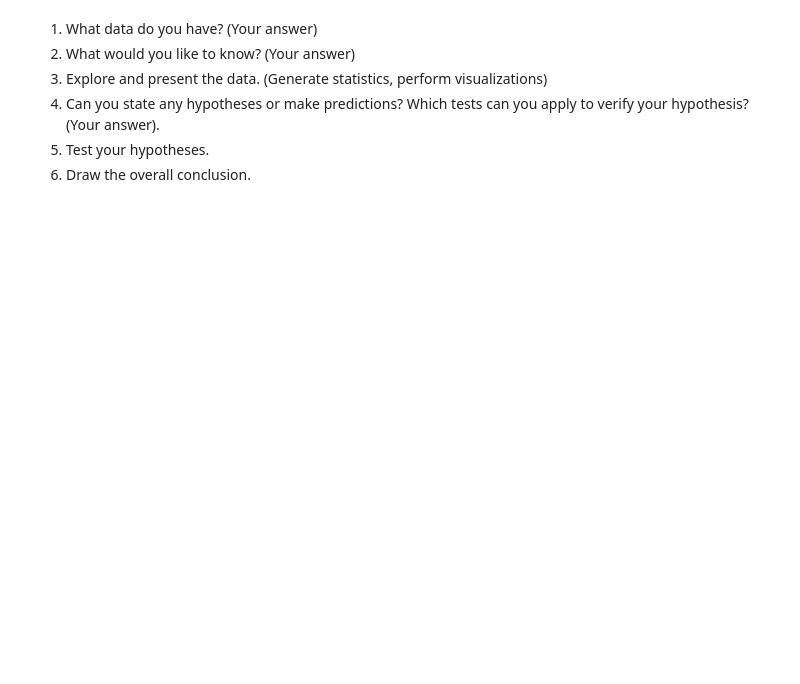
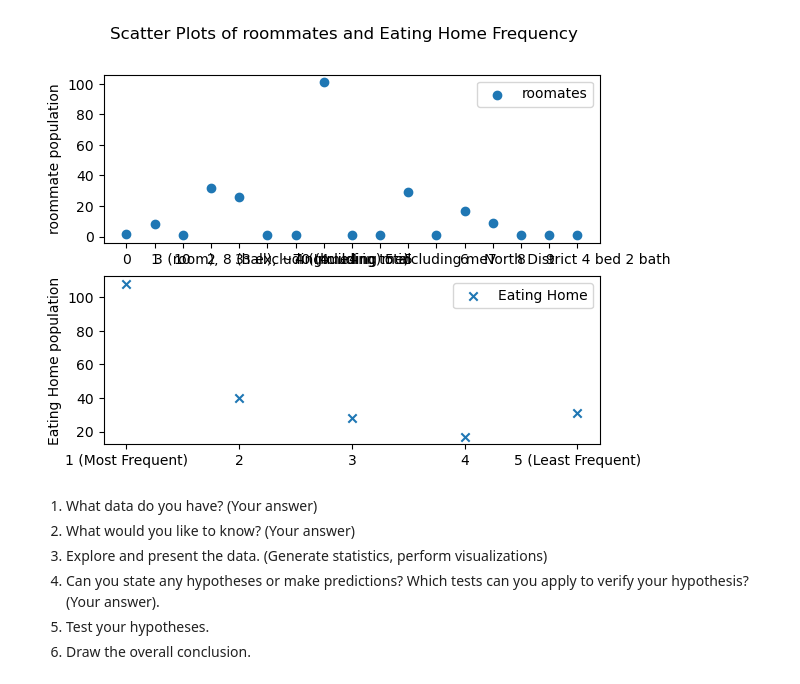
Before and after one commit to NiWong03/cs105lab5-6, a Jupyter notebook: OurProject.ipynb, the cells around one changed output. Saved outputs shown, nothing was run; the diff lists cells and outputs as text; code cells hidden in the pictures; blank space fills up the shorter version.

```diff
--- a/OurProject.ipynb
+++ b/OurProject.ipynb
@@ -38,3 +99,36 @@ eating_halls_question = 'Where do you usually get your food? (Rank from where yo
+# %%
+import matplotlib.pyplot as plt
+
+# Assuming 'roomates' and 'eating_home' are column names in your DataFrame
+eating_home = df['Where do you usually get your food? (Rank from where you frequent most to least) [At home/bring meal from home]'].value_counts().sort_index()
+
+roomates = df['How many people live in your household?'].fillna('0').value_counts().sort_index()
+roomates = roomates.replace({
+    '4 in total': 4,
+    '4 (Including me)': 3,
+    'at school 4 including me': 3,
+    '3 excluding me': 3,
+    '5 including me': 4,
+    'North District 4 bed 2 bath': 4,
+    '3 (room), 8 (hall), ~70 (building)': 3
+})
+
+fig, (ax1, ax2) = plt.subplots(2, 1, sharex=False)
+
+ax1.scatter(roomates.index, roomates.values, label='roomates', marker='o')
+ax1.set_ylabel('roommate population')
+
+ax2.scatter(eating_home.index, eating_home.values, label='Eating Home', marker='x')
+ax2.set_ylabel('Eating Home population')
+
+fig.suptitle('Scatter Plots of roommates and Eating Home Frequency')
+
+ax1.legend()
+ax2.legend()
+
+plt.show()
+# %% [output]
+[figure, added]
 # %% [markdown]
 1. What data do you have? (Your answer)
 2. What would you like to know? (Your answer)
```
Also changed, not shown: parts of 9 cells of this notebook.
